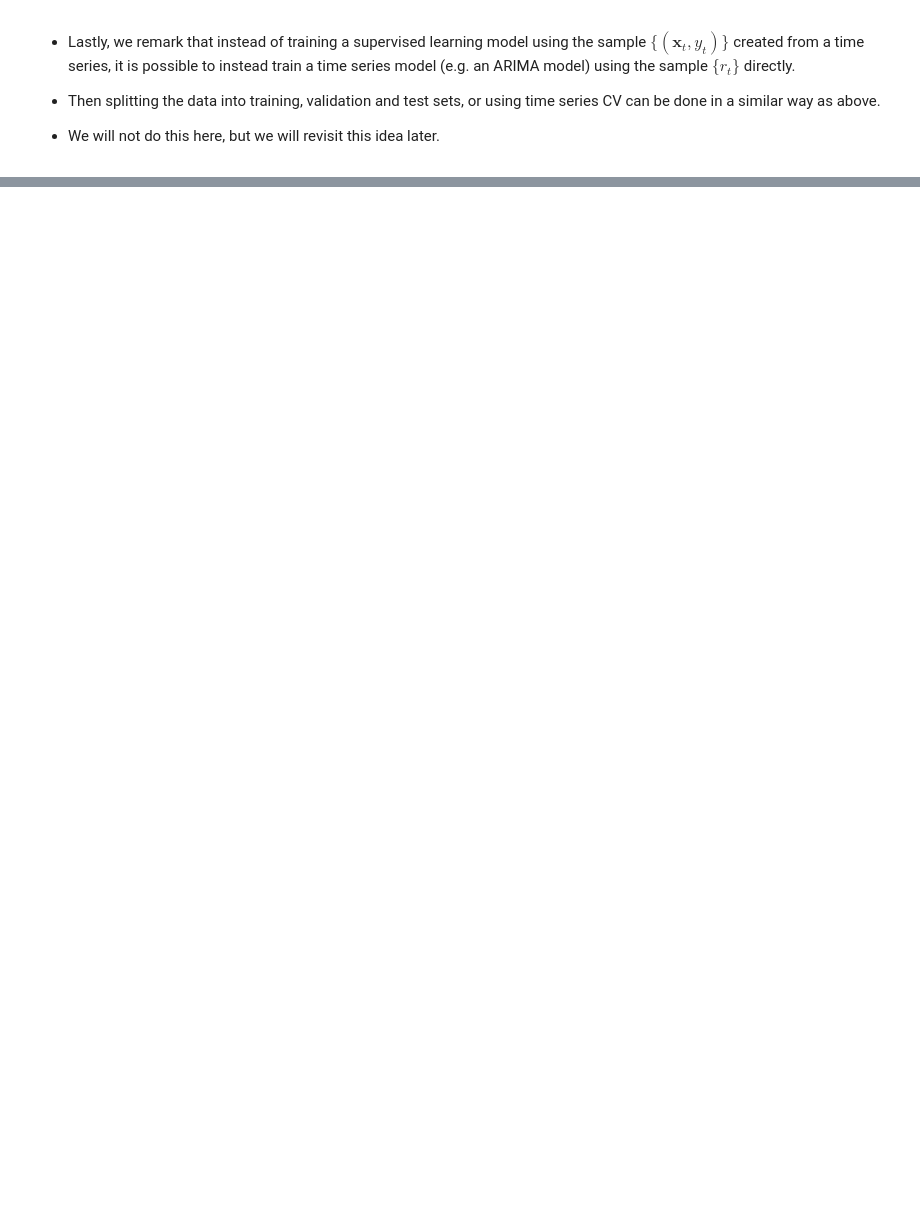
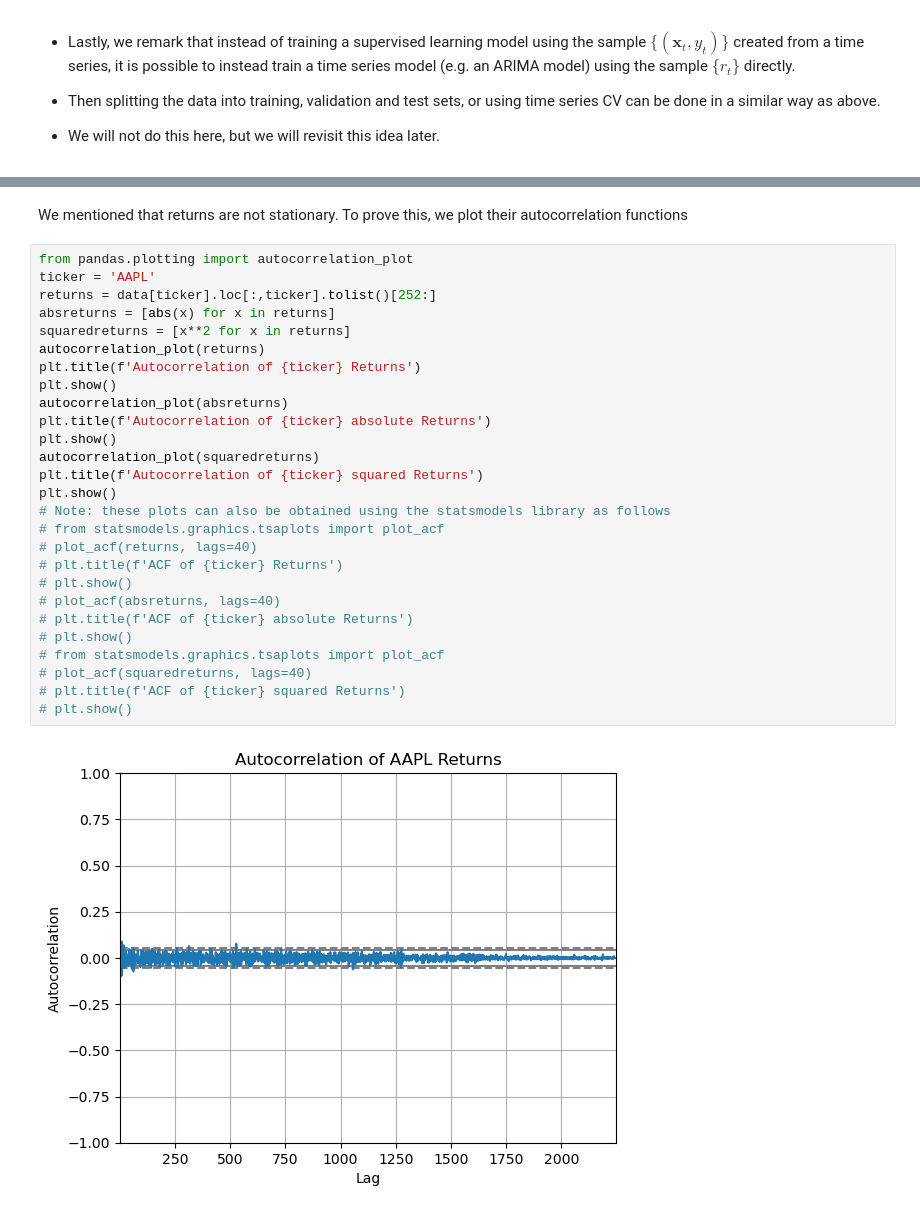
Before and after one commit to yshirai999/Machine-Learning-Lectures, a Jupyter notebook: Lecture5.ipynb, the cells around one changed output, grey strips where cells are left out. Cells and saved outputs as stored; diff of their text form; blank space fills up the shorter version.

```diff
--- a/Lecture5.ipynb
+++ b/Lecture5.ipynb
@@ -350,0 +480,31 @@ rf_rmse
+# %% [markdown]
+We mentioned that returns are not stationary. To prove this, we plot their autocorrelation functions
+# %%
+from pandas.plotting import autocorrelation_plot
+ticker = 'AAPL'
+returns = data[ticker].loc[:,ticker].tolist()[252:]
+absreturns = [abs(x) for x in returns]
+squaredreturns = [x**2 for x in returns]
+autocorrelation_plot(returns)
+plt.title(f'Autocorrelation of {ticker} Returns')
+plt.show()
+autocorrelation_plot(absreturns)
+plt.title(f'Autocorrelation of {ticker} absolute Returns')
+plt.show()
+autocorrelation_plot(squaredreturns)
+plt.title(f'Autocorrelation of {ticker} squared Returns')
+plt.show()
+# Note: these plots can also be obtained using the statsmodels library as follows
+# from statsmodels.graphics.tsaplots import plot_acf
+# plot_acf(returns, lags=40)
+# plt.title(f'ACF of {ticker} Returns')
+# plt.show()
+# plot_acf(absreturns, lags=40)
+# plt.title(f'ACF of {ticker} absolute Returns')
+# plt.show()
+# from statsmodels.graphics.tsaplots import plot_acf
+# plot_acf(squaredreturns, lags=40)
+# plt.title(f'ACF of {ticker} squared Returns')
+# plt.show()
+# %% [output]
+[figure, added]
```
Also changed, not shown: parts of 17 cells of this notebook.
